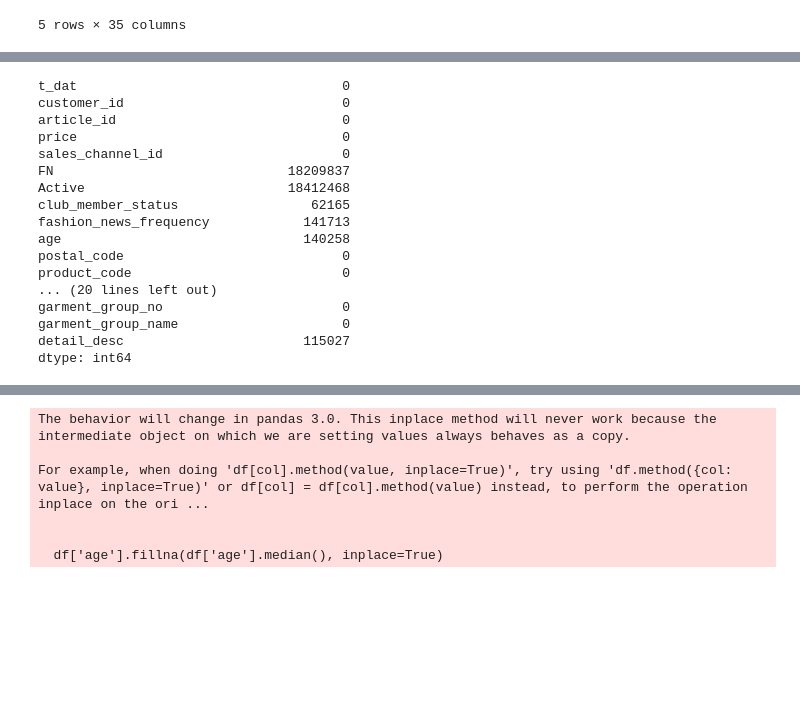
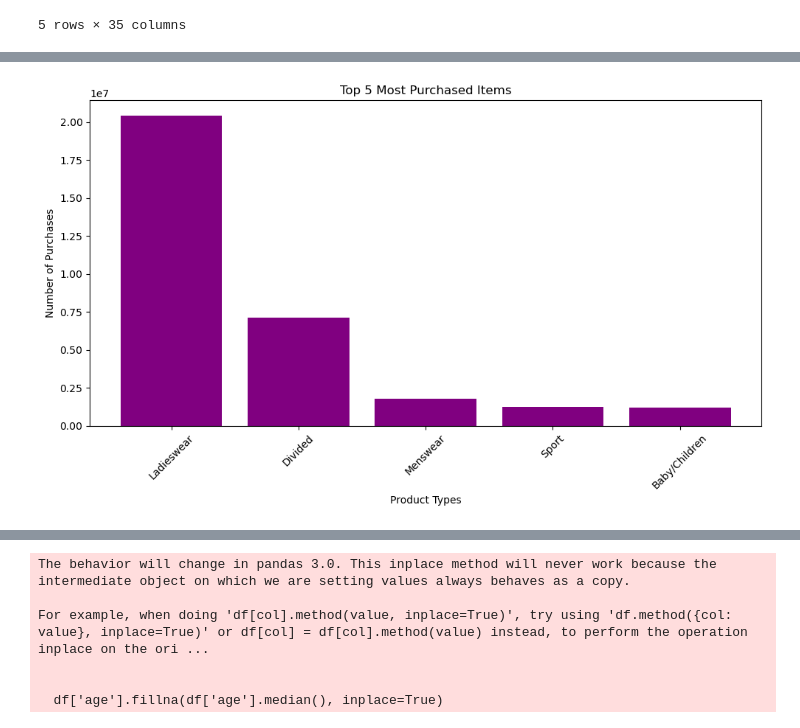
Before and after one commit to amaccodes/hm-fashion-recommender, a Jupyter notebook: notebooks/LSTM/data_preparing.ipynb, the cells around one changed output, grey strips where cells are left out. Saved outputs shown, nothing was run; the diff lists cells and outputs as text; code cells hidden in the pictures; blank space fills up the shorter version.

```diff
--- a/notebooks/LSTM/data_preparing.ipynb
+++ b/notebooks/LSTM/data_preparing.ipynb
@@ -53,21 +45,18 @@ df.describe()
-# %%
-# view all columns and their null counts
-df.isnull().sum()
-# %% [output]
-t_dat                                  0
-customer_id                            0
-article_id                             0
-price                                  0
-sales_channel_id                       0
-FN                              18209837
-Active                          18412468
-club_member_status                 62165
-fashion_news_frequency            141713
-age                               140258
-postal_code                            0
-product_code                           0
-... (20 lines left out)
-garment_group_no                       0
-garment_group_name                     0
-detail_desc                       115027
-dtype: int64
+# %%
+# view all columns and their null counts
+#df.isnull().sum()
+
+# Count purchases per article
+top_articles = df['index_group_name'].value_counts().head(10)
+
+# Plot
+plt.figure(figsize=(10, 6))
+plt.bar(top_articles.index.astype(str), top_articles.values, color='purple')
+plt.title('Top 5 Most Purchased Items')
+plt.xlabel('Product Types')
+plt.ylabel('Number of Purchases')
+plt.xticks(rotation=45)
+plt.tight_layout()
+plt.show()
+# %% [output]
+[figure, added]
```
Also changed, not shown: parts of 9 cells of this notebook, 8 other files.
